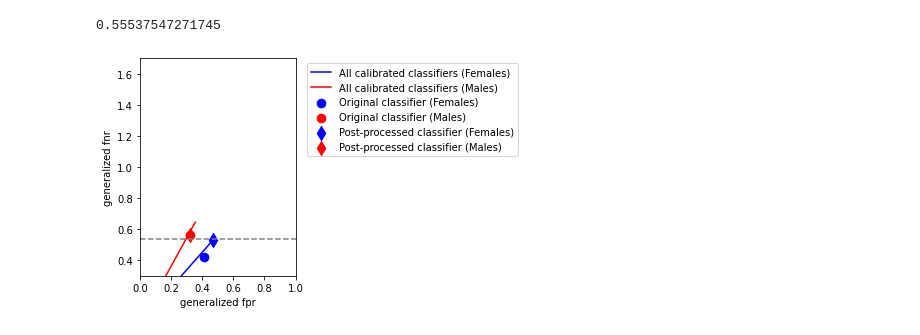
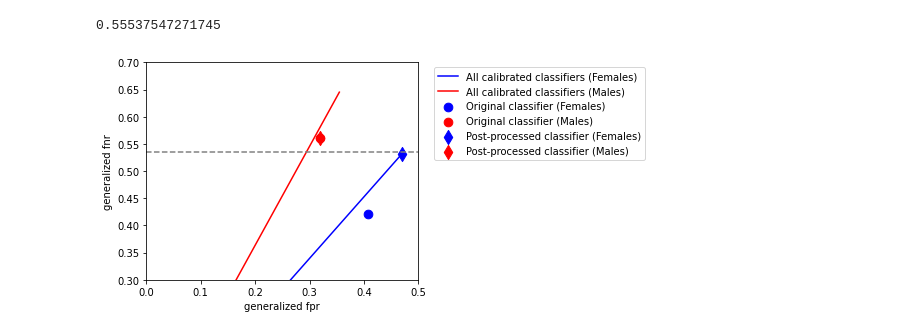
Before and after one commit to AlexanderZellner/aiFora, a Jupyter notebook: notebooks/compas/sklearn_classifier.ipynb, the cells around one changed output. Saved outputs shown, nothing was run; the diff lists cells and outputs as text; code cells hidden in the pictures.

Commit message:
update classsifier with plotting

```diff
--- a/notebooks/compas/sklearn_classifier.ipynb
+++ b/notebooks/compas/sklearn_classifier.ipynb
@@ -143,36 +143,36 @@ accuracy_score(y_test, postproc.predict(X_test))
 # %%
 y_pred = postproc.predict_proba(X_test)[:, 1]
 y_lr = postproc.estimator_.predict_proba(X_test)[:, 1]
 br = postproc.postprocessor_.base_rates_
 i = X_test.index.get_level_values('sex') == 1
 
 plt.plot([0, br[0]], [0, 1-br[0]], '-b', label='All calibrated classifiers (Females)')
 plt.plot([0, br[1]], [0, 1-br[1]], '-r', label='All calibrated classifiers (Males)')
 
 plt.scatter(generalized_fpr(y_test[~i], y_lr[~i]),
             generalized_fnr(y_test[~i], y_lr[~i]),
             300, c='b', marker='.', label='Original classifier (Females)')
 plt.scatter(generalized_fpr(y_test[i], y_lr[i]),
             generalized_fnr(y_test[i], y_lr[i]),
             300, c='r', marker='.', label='Original classifier (Males)')
 
 plt.scatter(generalized_fpr(y_test[~i], y_pred[~i]),
             generalized_fnr(y_test[~i], y_pred[~i]),
             100, c='b', marker='d', label='Post-processed classifier (Females)')
 plt.scatter(generalized_fpr(y_test[i], y_pred[i]),
             generalized_fnr(y_test[i], y_pred[i]),
             100, c='r', marker='d', label='Post-processed classifier (Males)')
 
 plt.plot([0, 1], [generalized_fnr(y_test, y_pred)]*2, '--', c='0.5')
 
 plt.axis('square')
-plt.xlim([0.0, 1.0])
-plt.ylim([0.3, 1.7])
+plt.xlim([0.0, 0.5])
+plt.ylim([0.3, 0.7])
 plt.xlabel('generalized fpr');
 plt.ylabel('generalized fnr');
 plt.legend(bbox_to_anchor=(1.04,1), loc='upper left');
 # %% [output]
-[figure, old version]
+[figure, new version]
 # %%
 difference(generalized_fnr, y_test, y_pred, prot_attr='sex')
 # %% [output]
```
Also changed, not shown: parts of 1 cell of this notebook.
